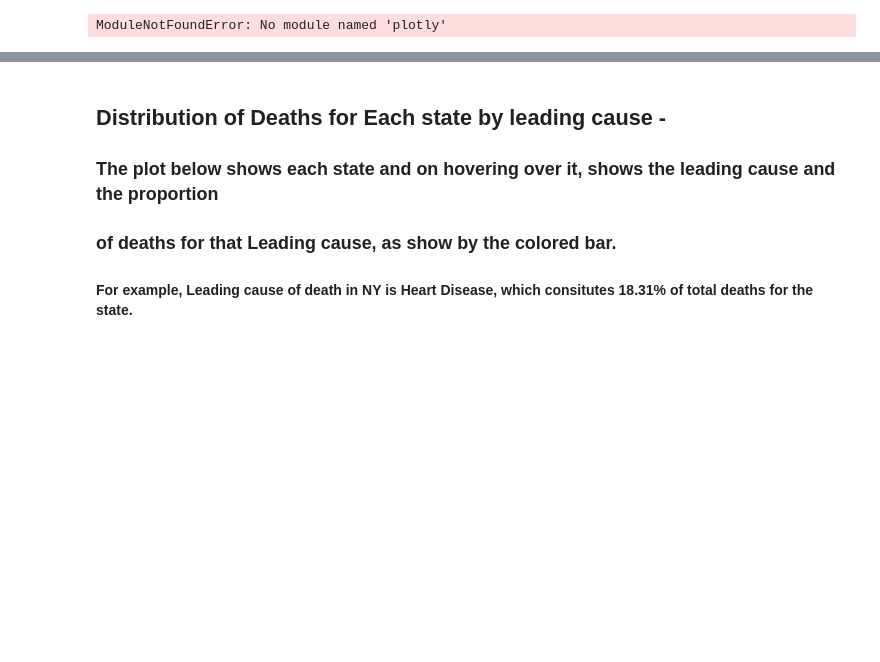
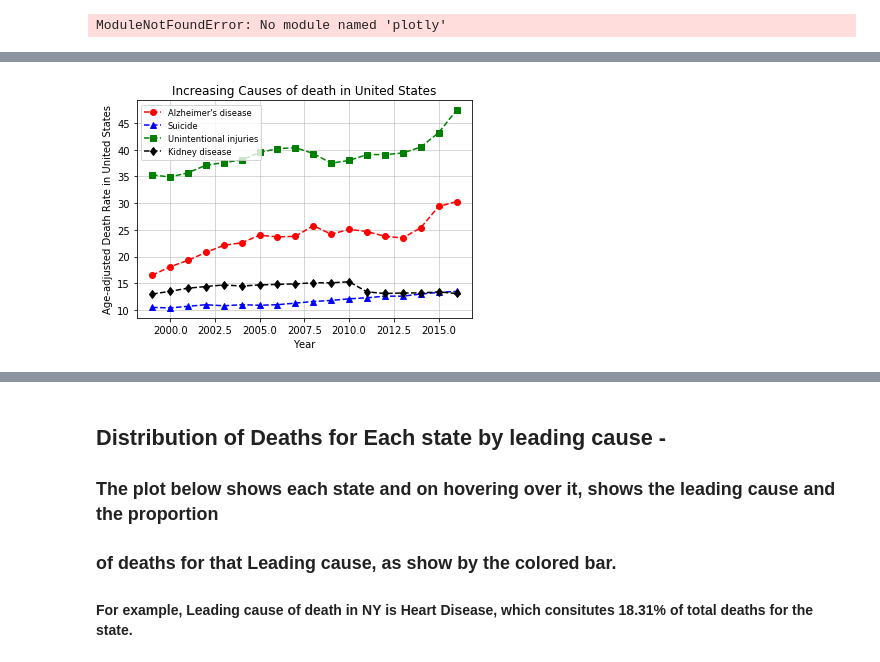
Before and after one commit to ppainuly/Leading-Causes-of-Death-in-United-States, a Jupyter notebook: Project_1.ipynb, the cells around one changed output, grey strips where cells are left out. Saved outputs shown, nothing was run; the diff lists cells and outputs as text; code cells hidden in the pictures; blank space fills up the shorter version.

```diff
--- a/Project_1.ipynb
+++ b/Project_1.ipynb
@@ -817,0 +912,25 @@ df_state_total_deaths.head()
+# %%
+fig, ax = plt.subplots()
+
+ax.errorbar(table_state.index, table_state["Age-adjusted Death Rate"]['Alzheimer\'s disease'], fmt="--o", color="r",
+            alpha=1, label="Alzheimer's disease")
+ax.errorbar(table_state.index, table_state["Age-adjusted Death Rate"]['Suicide'], fmt="--^", color="b",
+            alpha=1, label="Suicide")
+ax.errorbar(table_state.index, table_state["Age-adjusted Death Rate"]['Unintentional injuries'], fmt="--s", color="g",
+            alpha=1, label="Unintentional injuries")
+ax.errorbar(table_state.index, table_state["Age-adjusted Death Rate"]['Kidney disease'], fmt="--d", color="k",
+            alpha=1, label="Kidney disease")
+
+
+ax.set_title(f"Increasing Causes of death in {state}")
+ax.set_xlabel("Year")
+ax.set_ylabel(f"Age-adjusted Death Rate in {state}")
+ax.grid(linestyle='-', linewidth='0.5')
+
+plt.legend(loc="best", fontsize="small", fancybox=True)
+
+plt.savefig(f'Charts/Increasing Causes of deaths  in {state}')
+
+plt.show()
+# %% [output]
+[figure, added]
```
Also changed, not shown: parts of 8 cells of this notebook.
